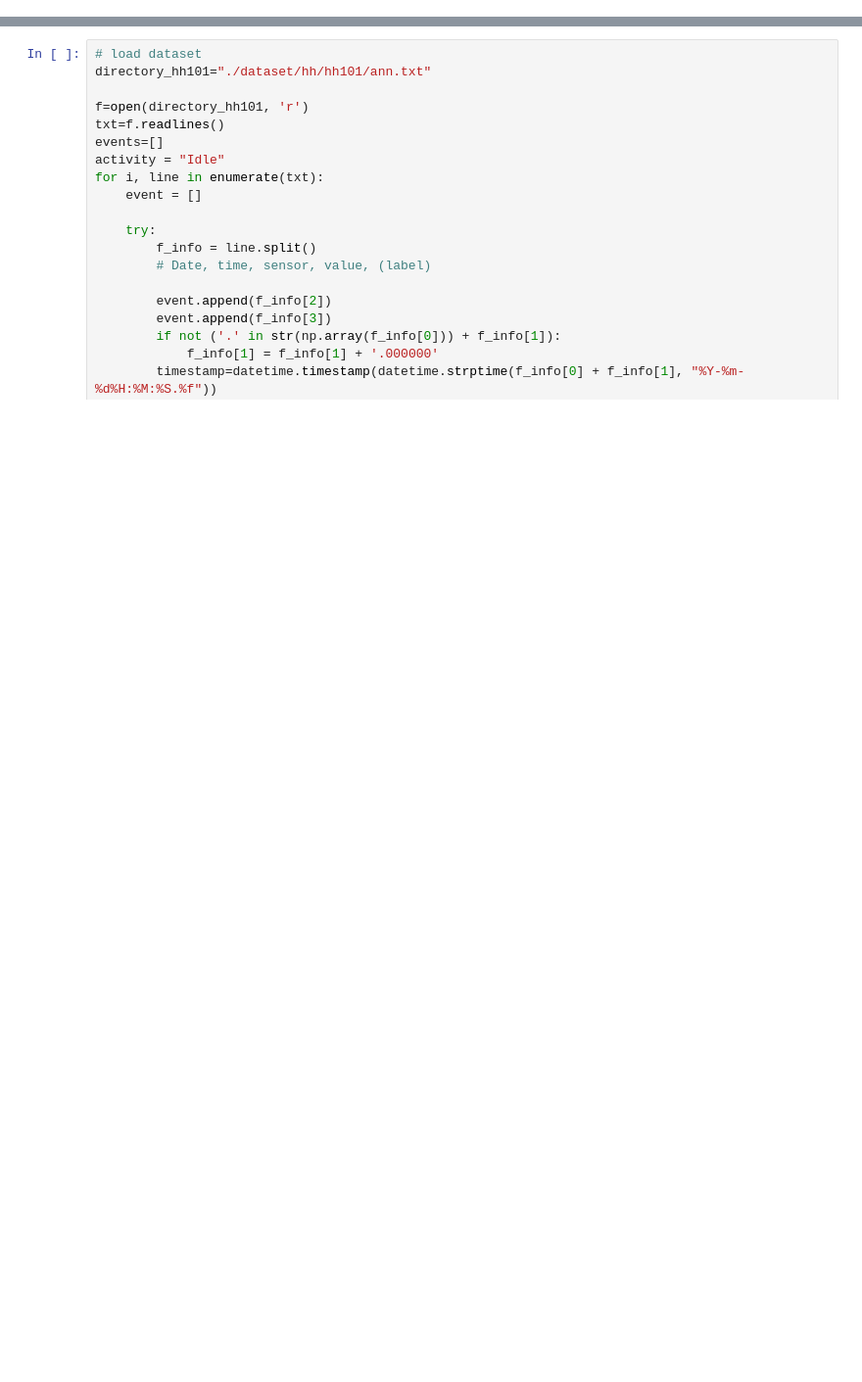
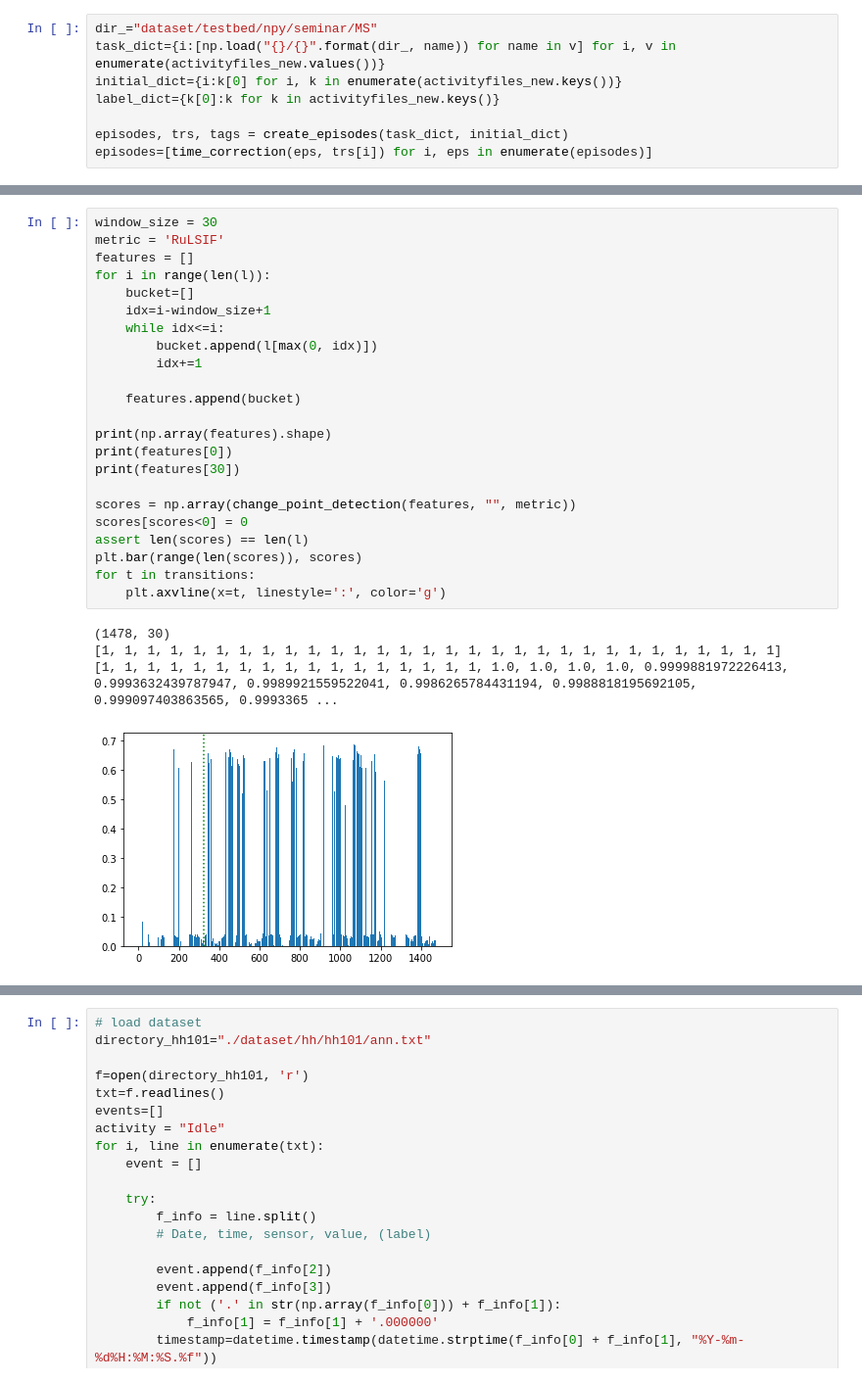
Before and after one commit to cdsnlab/AIoTService, a Jupyter notebook: segmentation/correlation.ipynb, the cells around one changed output, grey strips where cells are left out. Shown: that part at 98% size. Drawn from its saved outputs; the diff is of its cells as text; blank space fills up the shorter version.

```diff
--- a/segmentation/correlation.ipynb
+++ b/segmentation/correlation.ipynb
@@ -6,0 +26,8 @@ from matplotlib import pyplot as plt
+# %%
+dir_="dataset/testbed/npy/seminar/MS"
+task_dict={i:[np.load("{}/{}".format(dir_, name)) for name in v] for i, v in enumerate(activityfiles_new.values())}
+initial_dict={i:k[0] for i, k in enumerate(activityfiles_new.keys())}
+label_dict={k[0]:k for k in activityfiles_new.keys()}
+
+episodes, trs, tags = create_episodes(task_dict, initial_dict)
+episodes=[time_correction(eps, trs[i]) for i, eps in enumerate(episodes)]
@@ -6,0 +125,28 @@ from matplotlib import pyplot as plt
+# %%
+window_size = 30
+metric = 'RuLSIF'
+features = []
+for i in range(len(l)):
+    bucket=[]
+    idx=i-window_size+1
+    while idx<=i:
+        bucket.append(l[max(0, idx)])
+        idx+=1
+
+    features.append(bucket)
+
+print(np.array(features).shape)
+print(features[0])
+print(features[30])
+
+scores = np.array(change_point_detection(features, "", metric))
+scores[scores<0] = 0
+assert len(scores) == len(l)
+plt.bar(range(len(scores)), scores)
+for t in transitions:
+    plt.axvline(x=t, linestyle=':', color='g')
+# %% [output]
+(1478, 30)
+[1, 1, 1, 1, 1, 1, 1, 1, 1, 1, 1, 1, 1, 1, 1, 1, 1, 1, 1, 1, 1, 1, 1, 1, 1, 1, 1, 1, 1, 1]
+[1, 1, 1, 1, 1, 1, 1, 1, 1, 1, 1, 1, 1, 1, 1, 1, 1, 1.0, 1.0, 1.0, 1.0, 0.9999881972226413, 0.9993632439787947, 0.9989921559522041, 0.9986265784431194, 0.9988818195692105, 0.999097403863565, 0.9993365 ...
+[figure, added]
```
Also changed, not shown: parts of 14 cells of this notebook, 5 other files.
